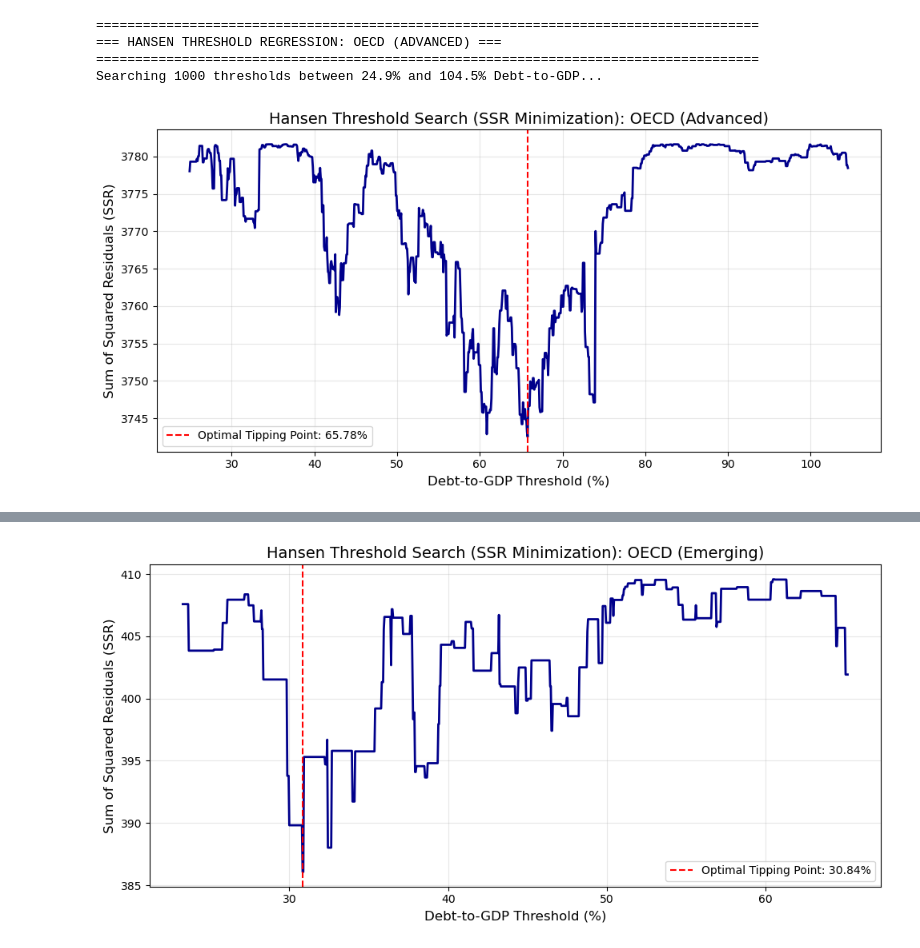
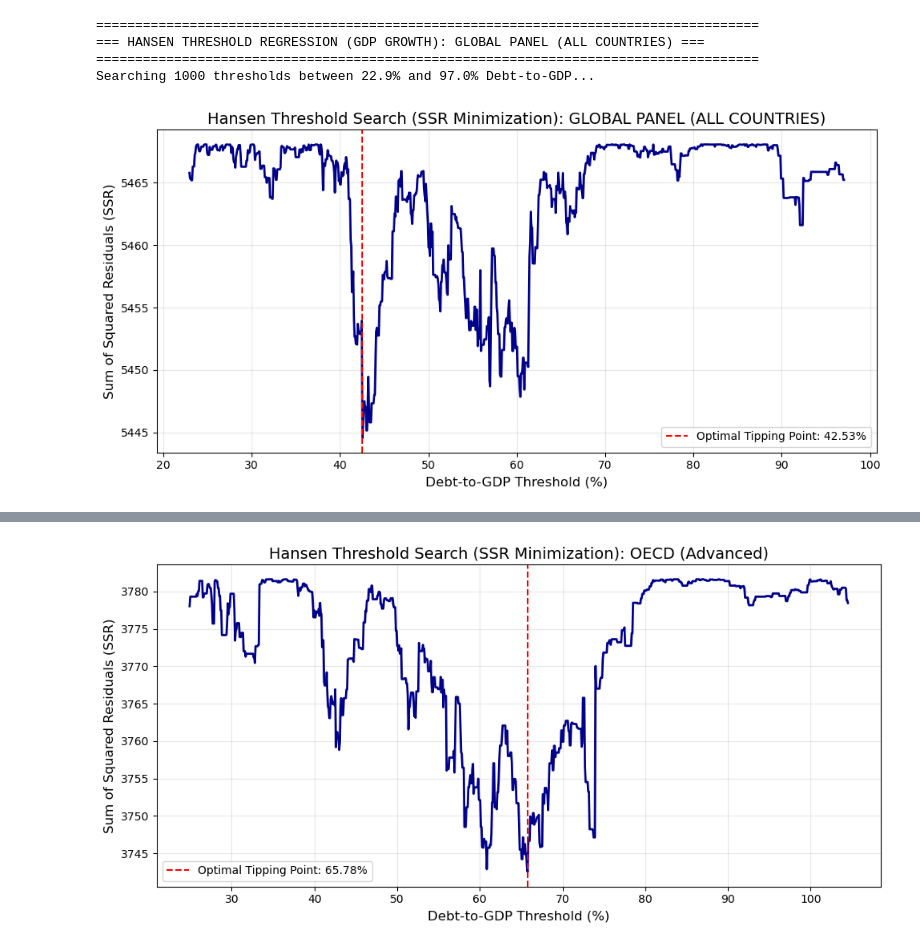
Before and after one commit to ZoRRoVI/220721010110-Bachelor-Thesis, a Jupyter notebook: notebooks/05_Panel_Threshold_Regression.ipynb, the cells around one changed output, grey strips where cells are left out. Cells and saved outputs as stored; diff of their text form; code cells hidden in the pictures.

Commit message:
Fresh start: Including all raw and processed data folders

```diff
--- a/notebooks/05_Panel_Threshold_Regression.ipynb
+++ b/notebooks/05_Panel_Threshold_Regression.ipynb
@@ -3,6 +3,7 @@ import pandas as pd
 import numpy as np
 import matplotlib.pyplot as plt
 import statsmodels.api as sm
+import scipy.stats as stats
 from linearmodels.panel import PanelOLS
 from pathlib import Path
 import warnings
@@ -42,21 +43,18 @@ EXOG_VARS = [
 # ==============================================================================
 def run_threshold_regression(data, bloc_name):
     print(f"\n{'='*85}")
-    print(f"=== HANSEN THRESHOLD REGRESSION: {bloc_name.upper()} ===")
+    print(f"=== HANSEN THRESHOLD REGRESSION (GDP GROWTH): {bloc_name.upper()} ===")
     print(f"{'='*85}")
 
-    # Extract clean data for the specific bloc
     reg_data = data[[Y_VAR, DEBT_VAR] + EXOG_VARS].dropna()
 
     if len(reg_data) < 30:
         print("Skipping due to insufficient data.")
         return
 
-    # Define the search grid (trimming extreme 15% tails to avoid outliers)
     min_debt = reg_data[DEBT_VAR].quantile(0.15)
     max_debt = reg_data[DEBT_VAR].quantile(0.85)
 
-    # Create 100 possible threshold points between the min and max
     grid = np.linspace(min_debt, max_debt, 1000)
 
     best_ssr = np.inf
@@ -67,57 +65,102 @@ def run_threshold_regression(data, bloc_name):
     print(f"Searching 1000 thresholds between {min_debt:.1f}% and {max_debt:.1f}% Debt-to-GDP...")
 
     for gamma in grid:
-        # Create Threshold Splines
         reg_data['Debt_Below_Gamma'] = reg_data[DEBT_VAR] * (reg_data[DEBT_VAR] <= gamma)
         reg_data['Debt_Above_Gamma'] = reg_data[DEBT_VAR] * (reg_data[DEBT_VAR] > gamma)
 
         Y = reg_data[Y_VAR]
         X = sm.add_constant(reg_data[['Debt_Below_Gamma', 'Debt_Above_Gamma'] + EXOG_VARS])
 
-        # Run Fixed Effects
         model = PanelOLS(Y, X, entity_effects=True, time_effects=True)
         res = model.fit(cov_type='robust')
 
-        # Calculate Sum of Squared Residuals (SSR) - CORRECTED TO .resids
-        # We use .squeeze() to ensure it is handled as a 1D array for the dot product
         ssr = float(res.resids.squeeze().dot(res.resids.squeeze()))
         ssr_history.append((gamma, ssr))
 
-        # Track the absolute best model
         if ssr < best_ssr:
             best_ssr = ssr
             best_gamma = gamma
             best_res = res
 
     # --- 3. VISUALIZATION OF THE THRESHOLD SEARCH ---
     gammas, ssrs = zip(*ssr_history)
 
     plt.figure(figsize=(10, 5))
     plt.plot(gammas, ssrs, color='darkblue', linewidth=2)
     plt.axvline(x=best_gamma, color='red', linestyle='--', label=f'Optimal Tipping Point: {best_gamma:.2f}%')
     plt.title(f'Hansen Threshold Search (SSR Minimization): {bloc_name}', fontsize=14)
     plt.xlabel('Debt-to-GDP Threshold (%)', fontsize=12)
     plt.ylabel('Sum of Squared Residuals (SSR)', fontsize=12)
     plt.legend()
     plt.grid(True, alpha=0.3)
     plt.tight_layout()
     plt.show()
 
     # --- 4. PRINT BEST MODEL RESULTS ---
     print(f"\n>> OPTIMAL REINHART-ROGOFF THRESHOLD FOUND AT: {best_gamma:.2f}% DEBT-TO-GDP <<\n")
     print(best_res.summary.tables[1])
+
+    # ---------------------------------------------------------
+    # TEST 1: One-Way ANOVA on the Dependent Variable
+    # ---------------------------------------------------------
+    mask_low = reg_data[DEBT_VAR] <= best_gamma
+    mask_high = reg_data[DEBT_VAR] > best_gamma
+
+    y_low = reg_data[mask_low][Y_VAR].dropna()
+    y_high = reg_data[mask_high][Y_VAR].dropna()
+
+    f_stat_anova, p_val_anova = stats.f_oneway(y_low, y_high)
+
+    print("\n>> 1. ONE-WAY ANOVA (Difference in Means across Regimes):")
+    print(f"   - Low Debt Regime Mean ({Y_VAR}):  {y_low.mean():.4f}")
+    print(f"   - High Debt Regime Mean ({Y_VAR}): {y_high.mean():.4f}")
+    print(f"   - F-Statistic: {f_stat_anova:.4f}")
+    print(f"   - P-Value:     {p_val_anova:.4e}")
+    if p_val_anova < 0.05:
+        print("   -> Conclusion: SIGNIFICANT difference in macroeconomic outcomes between regimes.")
+    else:
+        print("   -> Conclusion: NO significant difference in outcomes between regimes.")
+
+    # ---------------------------------------------------------
+    # TEST 2: Wald F-Test on Regression Coefficients
+    # ---------------------------------------------------------
+    print("\n>> 2. WALD F-TEST (Structural Break in Debt Coefficients):")
+    print("   - Null Hypothesis (H0): Debt_Below_Gamma coefficient == Debt_Above_Gamma coefficient")
+
+    try:
+        # Robust restriction formulation for linearmodels
+        idx = best_res.params.index
+        R = pd.DataFrame(np.zeros((1, len(idx))), columns=idx)
+        R.loc[0, 'Debt_Below_Gamma'] = 1
+        R.loc[0, 'Debt_Above_Gamma'] = -1
+
+        wald = best_res.wald_test(restriction=R)
+        print(f"   - F-Statistic: {wald.stat:.4f}")
+        print(f"   - P-Value:     {wald.pval:.4e}")
+        if wald.pval < 0.05:
+            print("   -> Conclusion: SIGNIFICANT structural break. Debt efficiency fundamentally shifts across the threshold.")
+        else:
+            print("   -> Conclusion: NO significant structural break.")
+    except Exception as e:
+        print(f"   -> Could not perform Wald test. Error: {e}")
+
     print("="*85 + "\n")
 
 # ==============================================================================
-# 3. EXECUTE FOR CORE BLOCS
+# 3. EXECUTE FOR GLOBAL PANEL & CORE BLOCS
 # ==============================================================================
 if __name__ == "__main__":
+
+    # 1. RUN GLOBAL BASELINE (All Countries Combined)
+    run_threshold_regression(df, "GLOBAL PANEL (ALL COUNTRIES)")
+
+    # 2. RUN INDIVIDUAL BLOCS
     for bloc in ['OECD (Advanced)', 'OECD (Emerging)', 'BRICS (Developing)']:
         df_bloc = df[df['Economic_Bloc'] == bloc]
         run_threshold_regression(df_bloc, bloc)
 # %% [output]
 =====================================================================================
-=== HANSEN THRESHOLD REGRESSION: OECD (ADVANCED) ===
+=== HANSEN THRESHOLD REGRESSION (GDP GROWTH): GLOBAL PANEL (ALL COUNTRIES) ===
 =====================================================================================
-Searching 1000 thresholds between 24.9% and 104.5% Debt-to-GDP...
+Searching 1000 thresholds between 22.9% and 97.0% Debt-to-GDP...
-[figure, old version]
+[figure, new version]
@@ -144 +184 @@ Searching 1000 thresholds between 23.3% and 65.2% Debt-to-GDP...
-[figure, old version]
+[figure, new version]
```
Also changed, not shown: parts of 1 cell of this notebook, 28 other files.
